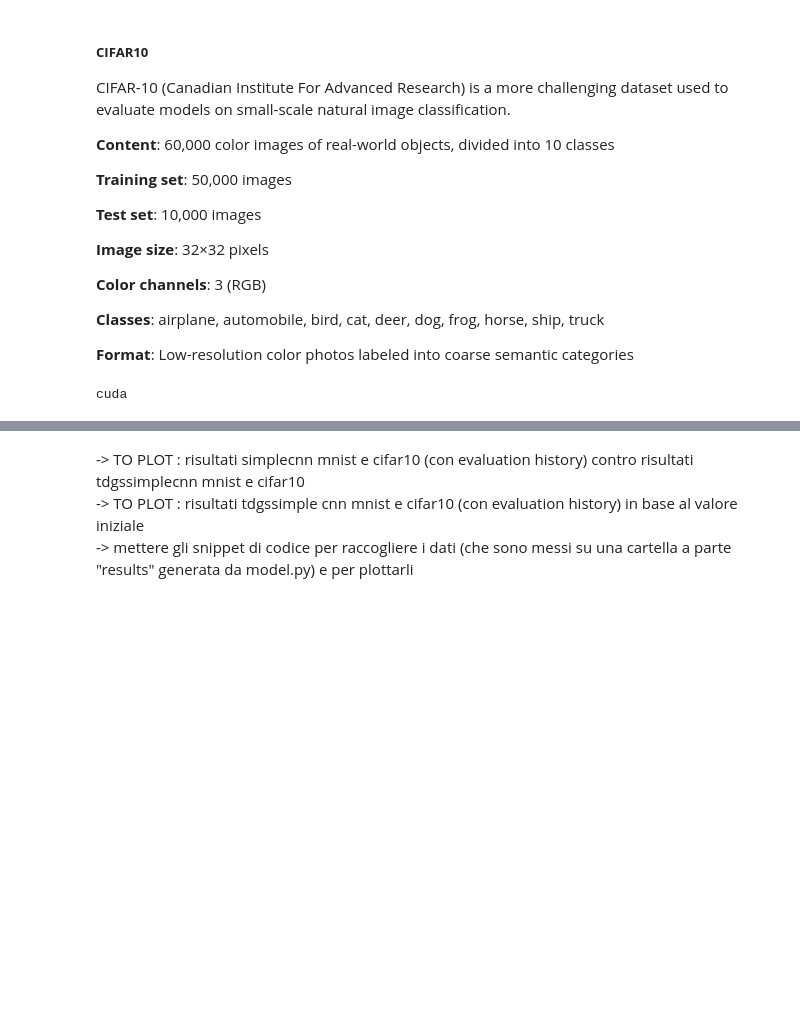
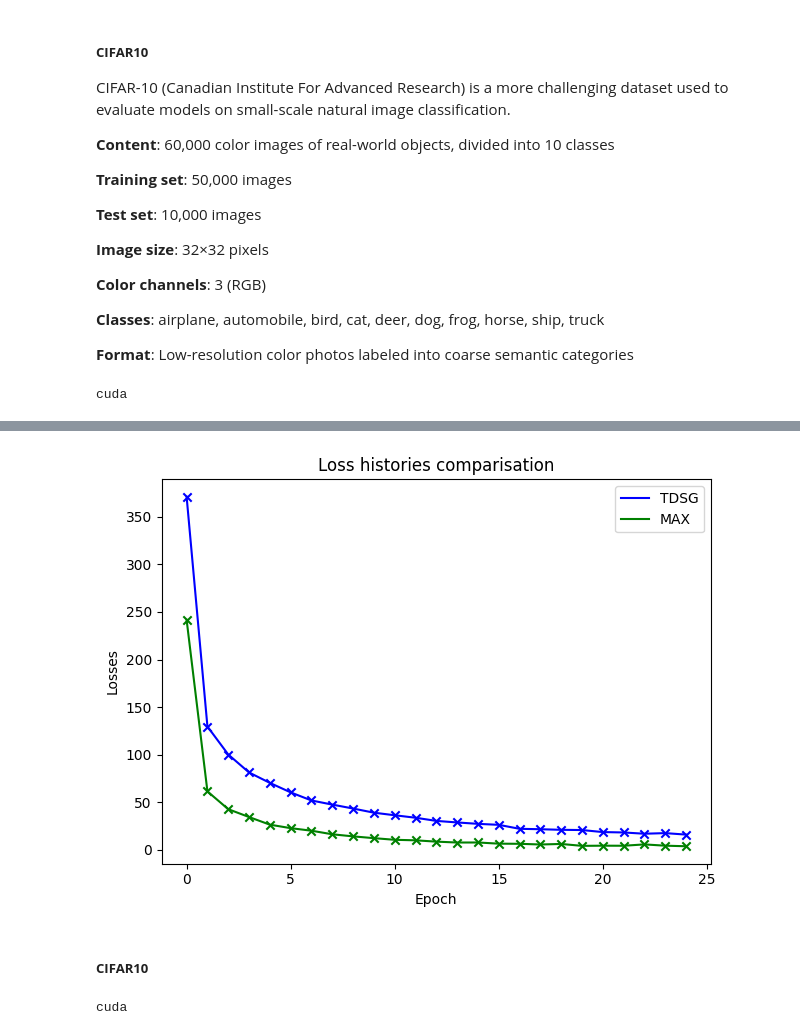
Before and after one commit to frekkoz3/LEARNABLE-POOLER-PROJECT, a Jupyter notebook: project.ipynb, the cells around one changed output, grey strips where cells are left out. Drawn from its saved outputs; the diff is of its cells as text; code cells hidden in the pictures; blank space fills up the shorter version.

```diff
--- a/project.ipynb
+++ b/project.ipynb
@@ -424,0 +420,12 @@ The results are really interesting. Altough the better training curve is the one
+# %%
+transform = transforms.ToTensor()
+
+train_dataset = datasets.MNIST(root='./data', train=True, download=True, transform=transform)
+test_dataset  = datasets.MNIST(root='./data', train=False, download=True, transform=transform)
+
+train_loader = DataLoader(train_dataset, batch_size=64, shuffle=True)
+test_loader  = DataLoader(test_dataset, batch_size=64)
+# %%
+device = torch.device("cuda" if torch.cuda.is_available() else "cpu")
+print(device)
+criterion = nn.CrossEntropyLoss()
@@ -424,0 +434,5 @@ The results are really interesting. Altough the better training curve is the one
+# %%
+TDSGmodel = TDSGSimpleCNN(dataset="MNIST", initial_value=1).to(device)
+optimzer = optimizer = optim.Adam(TDSGmodel.parameters(), lr=0.001)
+TDSGhistory = training(train_loader, TDSGmodel, device, criterion, optimizer, epochs=25)
+TDSGaccuracy = testing(test_loader, TDSGmodel, device)
@@ -424,0 +457,5 @@ The results are really interesting. Altough the better training curve is the one
+# %%
+MAXmodel = SimpleCNN(dataset="MNIST").to(device)
+optimzer = optimizer = optim.Adam(MAXmodel.parameters(), lr=0.001)
+MAXhistory = training(train_loader, MAXmodel, device, criterion, optimizer, epochs=25)
+MAXaccuracy = testing(test_loader, MAXmodel, device)
@@ -425,4 +480,6 @@ The results are really interesting. Altough the better training curve is the one
+# %%
+comparison_plot([[TDSGhistory, "TDSG", 'b'], [MAXhistory, "MAX", 'g']])
+# %% [output]
+[figure, added]
 # %% [markdown]
--> TO PLOT : risultati simplecnn mnist e cifar10 (con evaluation history) contro risultati tdgssimplecnn mnist e cifar10\
--> TO PLOT : risultati tdgssimple cnn mnist e cifar10 (con evaluation history) in base al valore iniziale\
--> mettere gli snippet di codice per raccogliere i dati (che sono messi su una cartella a parte "results" generata da model.py) e per plottarli
+##### **CIFAR10**
@@ -428,0 +494,6 @@ The results are really interesting. Altough the better training curve is the one
+# %%
+device = torch.device("cuda" if torch.cuda.is_available() else "cpu")
+print(device)
+criterion = nn.CrossEntropyLoss()
+# %% [output]
+cuda
```
Also changed, not shown: parts of 21 cells of this notebook, 7 other files.
